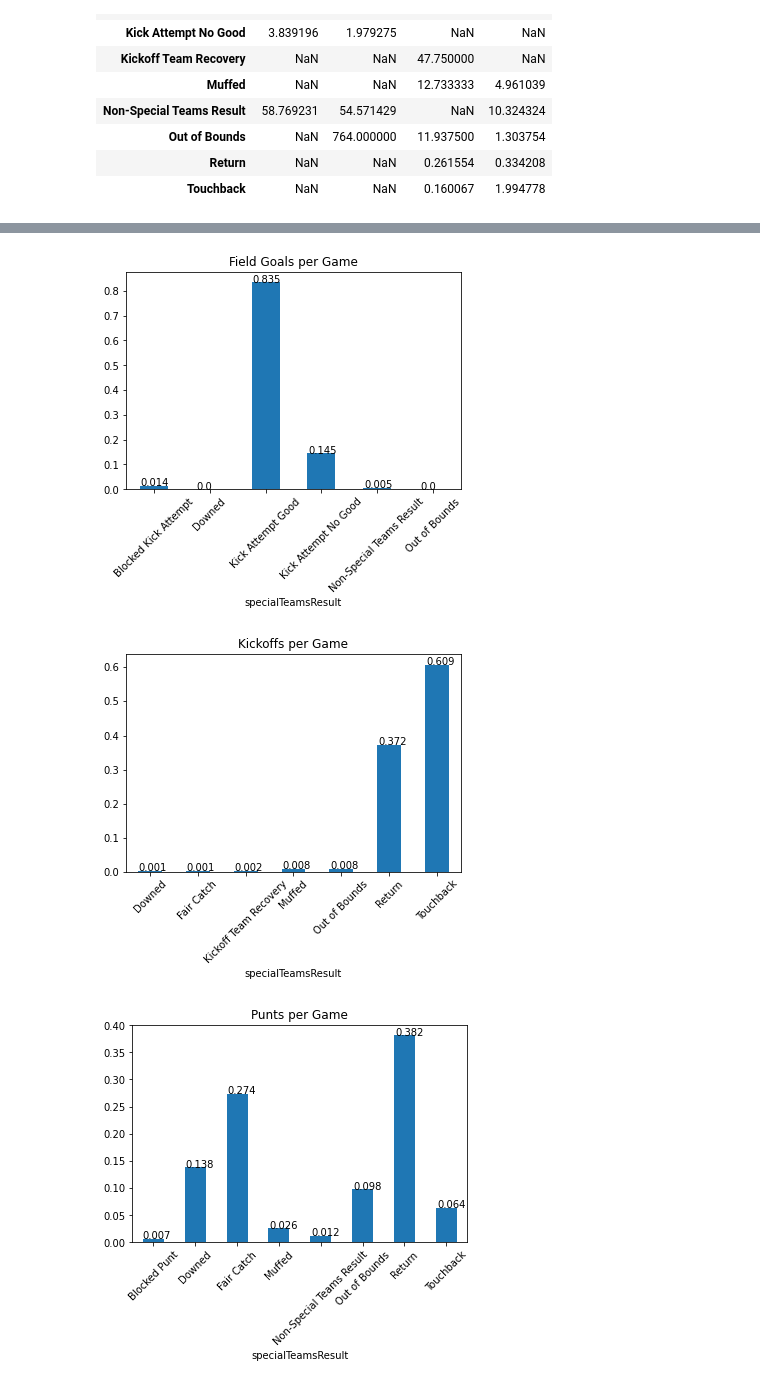
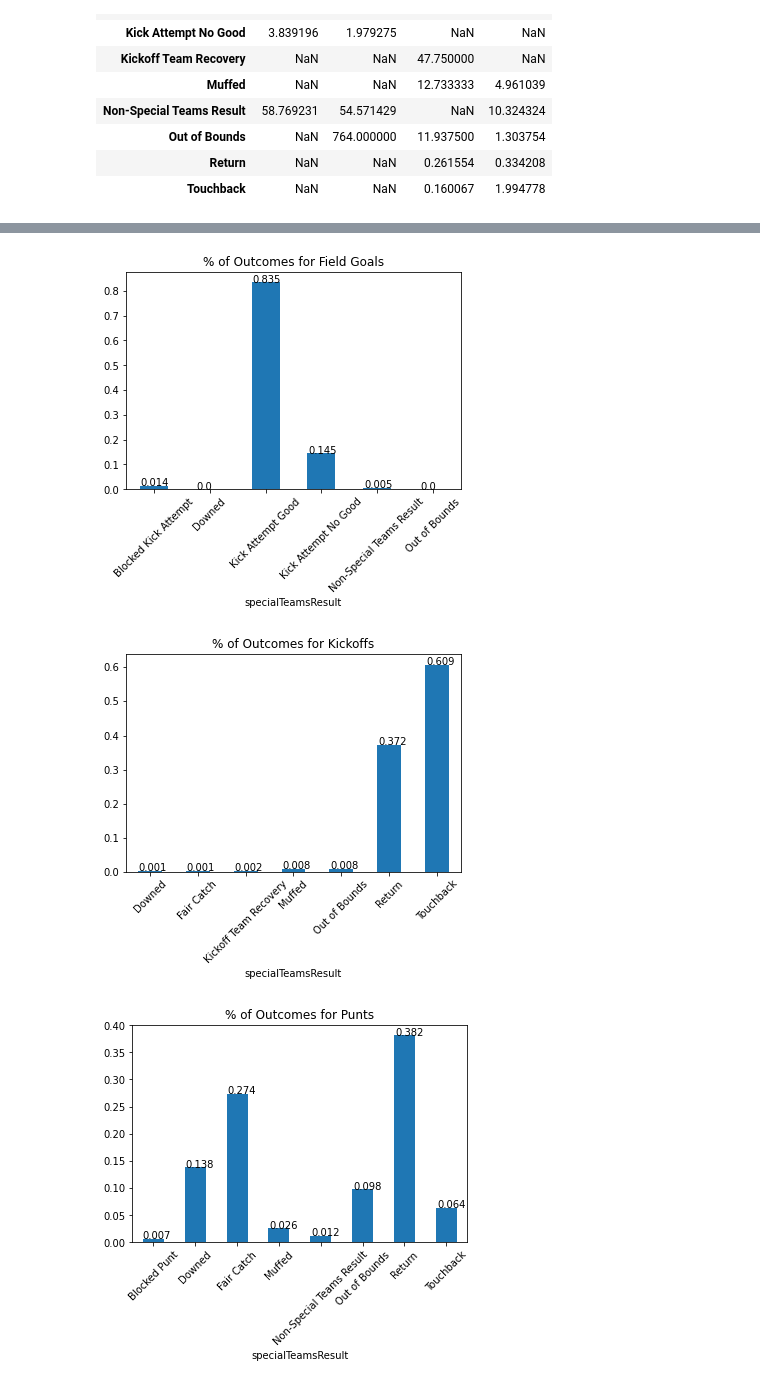
Before and after one commit to icowen/big-data-bowl-2022, a Jupyter notebook: eda.ipynb, the cells around one changed output, grey strips where cells are left out. Drawn from its saved outputs; the diff is of its cells as text; code cells hidden in the pictures.

```diff
--- a/eda.ipynb
+++ b/eda.ipynb
@@ -385,6 +368,10 @@ Another useful thing to understand is the distribution of outcomes for each play
 # %%
 for play_type in play_results.columns:
-    ax = play_results[play_type].dropna().divide(play_results[play_type].sum()).plot.bar(title=f'{play_type}s per Game', rot=45)
+    # Remove NA values and normalize each column before plotting it
+    normalized_results = play_results[play_type].dropna().divide(play_results[play_type].sum())
+    ax = normalized_results.plot.bar(title=f'% of Outcomes for {play_type}s', rot=45)
+
+    # Label each bar
     for p in ax.patches:
         ax.annotate(str(round(p.get_height(), 3)), (p.get_x() * 1.005, p.get_height()))
     plt.show()
@@ -393,3 +380,3 @@ for play_type in play_results.columns:
-[figure, old version]
+[figure, new version]
-[figure, old version]
+[figure, new version]
-[figure, old version]
+[figure, new version]
```
Also changed, not shown: parts of 13 cells of this notebook.
